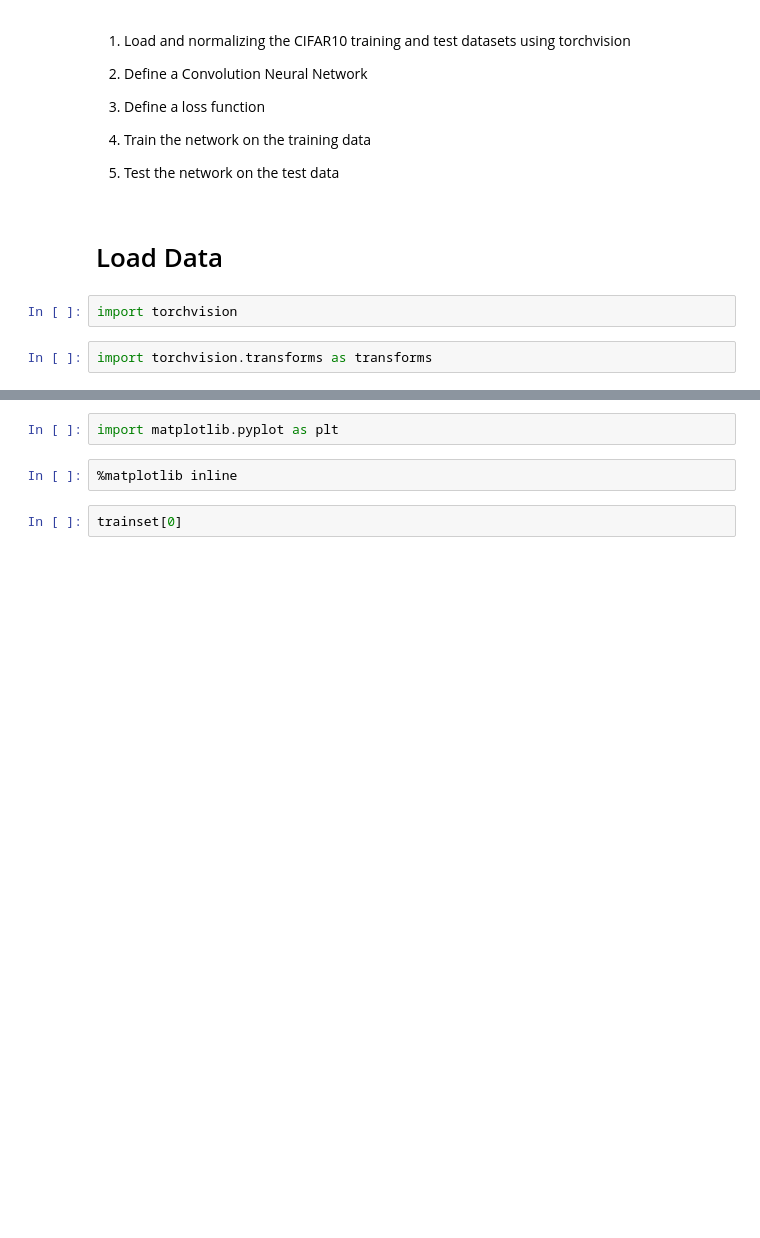
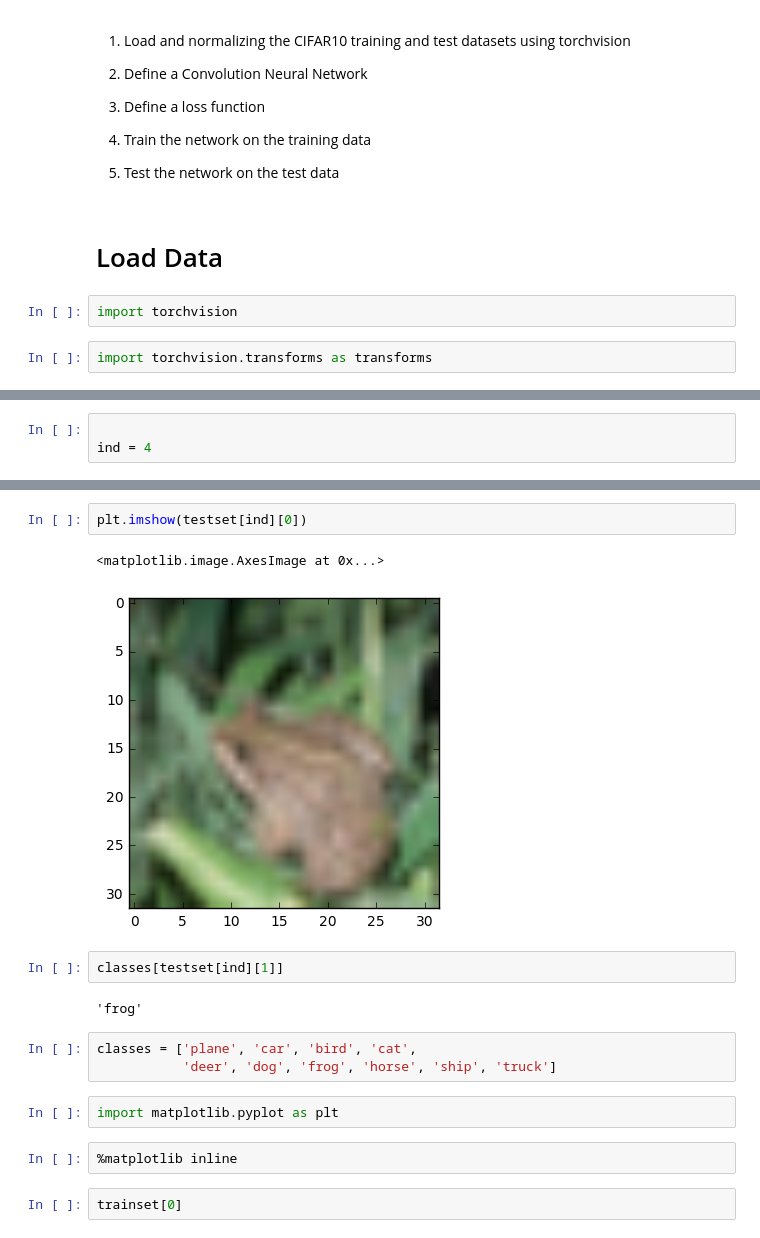
Before and after one commit to Aliases/discussions-cs175, a Jupyter notebook: Pytorch Introduction.ipynb, the cells around one changed output, grey strips where cells are left out. Drawn from its saved outputs; the diff is of its cells as text; blank space fills up the shorter version.

```diff
--- a/Pytorch Introduction.ipynb
+++ b/Pytorch Introduction.ipynb
@@ -1221,0 +1371,3 @@ trainset = torchvision.datasets.CIFAR10(root='data', train=True,
+# %%
+
+ind = 4
@@ -1222,3 +1378,15 @@ trainset = torchvision.datasets.CIFAR10(root='data', train=True,
+# %%
+plt.imshow(testset[ind][0])
+# %% [output]
+<matplotlib.image.AxesImage at 0x...>
+[figure, added]
+# %%
+classes[testset[ind][1]]
+# %% [output]
+'frog'
+# %%
+classes = ['plane', 'car', 'bird', 'cat',
+           'deer', 'dog', 'frog', 'horse', 'ship', 'truck']
 # %%
 import matplotlib.pyplot as plt
 # %%
```
Also changed, not shown: parts of 51 cells of this notebook.
